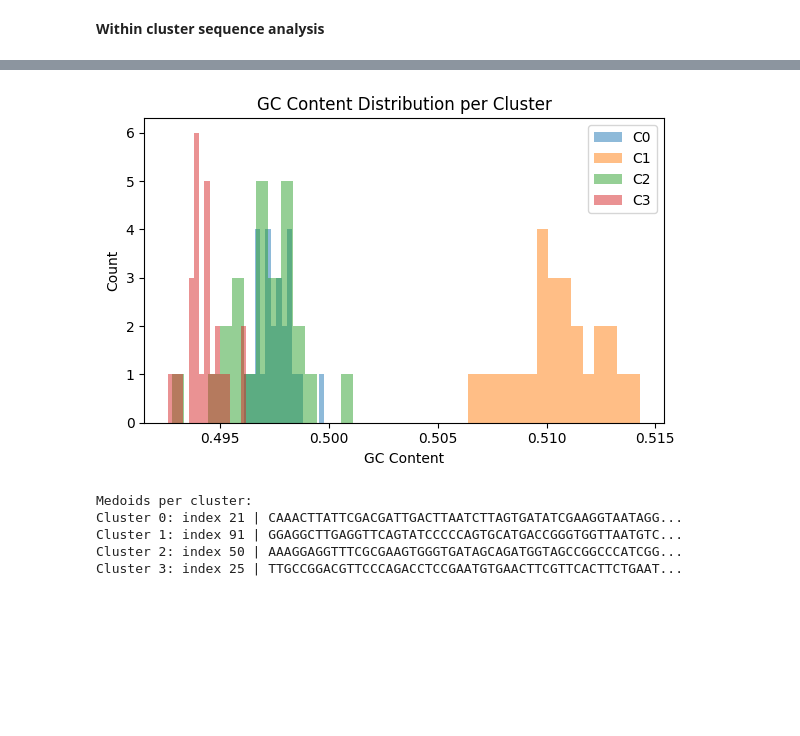
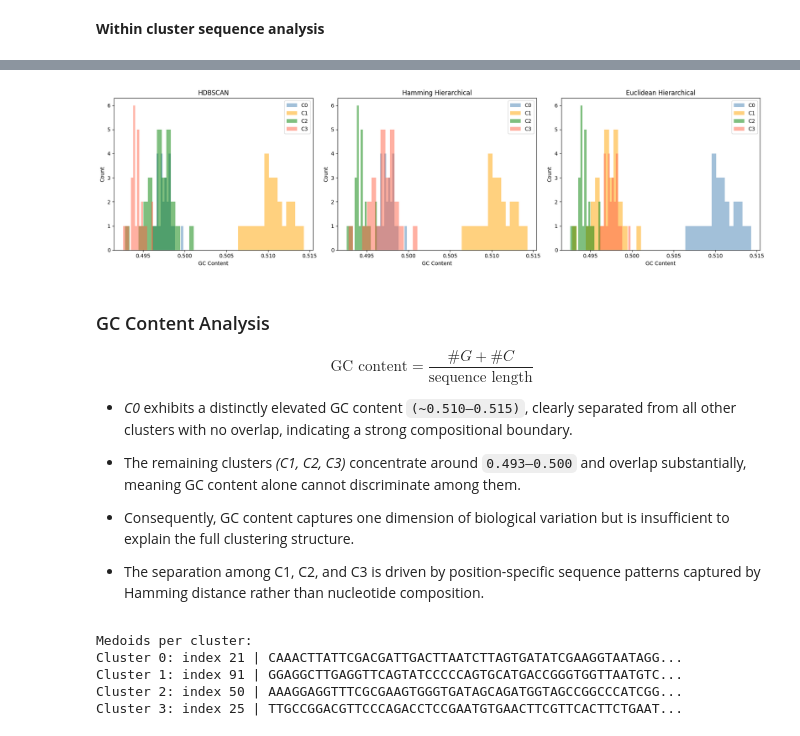
Before and after one commit to Shravani018/ml_2_group1, a Jupyter notebook: Assignment3/ML2_Group1_Assignment3_0.ipynb, the cells around one changed output, grey strips where cells are left out. Saved outputs shown, nothing was run; the diff lists cells and outputs as text; code cells hidden in the pictures; blank space fills up the shorter version.

```diff
--- a/Assignment3/ML2_Group1_Assignment3_0.ipynb
+++ b/Assignment3/ML2_Group1_Assignment3_0.ipynb
@@ -908,20 +930,52 @@ The uniform nucleotide composition further confirms that the identified clusters
-# %%
-# Computing GC content per cluster
-data["gc_content"] = data["Sequence"].apply(
-    lambda s: (s.count("G") + s.count("C")) / len(s))
-gc_per_cluster = data.groupby("cluster")["gc_content"].agg(["mean", "std"]).round(4)
-plt.figure(figsize=(6,4))
-for l in sorted(data["cluster"].unique()):
-    subset=data[data["cluster"]==l]["gc_content"]
-    plt.hist(subset,bins=15,alpha=0.5,label=f"C{l}")
-plt.title("GC Content Distribution per Cluster")
-plt.xlabel("GC Content")
-plt.ylabel("Count")
-plt.legend()
-plt.tight_layout()
-plt.show()
-# %% [output]
-[figure, removed]
+# %%
+fig, axes = plt.subplots(1, 3, figsize=(18, 5))
+cluster_sets = {
+    "HDBSCAN": hdbscan_labels,
+    "Hamming Hierarchical": hamming_labels,
+    "Euclidean Hierarchical": euclidean_labels
+}
+data["gc_content"] = data["Sequence"].apply(
+    lambda s: (s.count("G") + s.count("C")) / len(s))
+
+color_map = {0: "steelblue", 1: "orange", 2: "green", 3: "tomato", 4: "purple"}
+
+# aligning all label sets to 0-indexed for consistent color mapping
+def to_zero_indexed(labels):
+    arr = np.array(labels)
+    if arr.min() == 1:
+        arr = arr - 1
+    return arr
+
+for ax, (title, labels) in zip(axes, cluster_sets.items()):
+    labels_arr = to_zero_indexed(labels)
+    for cl in sorted(set(labels_arr)):
+        subset = data["gc_content"][labels_arr == cl]
+        if cl == -1:
+            ax.hist(subset, bins=15, alpha=0.5, color="grey", label="Noise")
+        else:
+            ax.hist(subset, bins=15, alpha=0.5,
+                    color=color_map[cl % len(color_map)], label=f"C{cl}")
+    ax.set_title(title)
+    ax.set_xlabel("GC Content")
+    ax.set_ylabel("Count")
+    ax.legend()
+plt.tight_layout()
+plt.show()
+# %% [output]
+[figure, added]
+# %% [markdown]
+### GC Content Analysis
+
+$$
+\text{GC content} = \frac{\#G + \#C}{\text{sequence length}}
+$$
+
+- *C0* exhibits a distinctly elevated GC content `(~0.510–0.515)`, clearly separated from all other clusters with no overlap, indicating a strong compositional boundary.
+- The remaining clusters *(C1, C2, C3)* concentrate around `0.493–0.500` and overlap substantially, meaning GC content alone cannot discriminate among them.
+
+- Consequently, GC content captures one dimension of biological variation but is insufficient to explain the full clustering structure.
+
+- The separation among C1, C2, and C3 is driven by position-specific sequence patterns captured by Hamming distance rather than nucleotide composition.
 # %%
 # Identifying medoid (most central sequence) per cluster using Hamming matrix
 print("Medoids per cluster:")
```
Also changed, not shown: parts of 24 cells of this notebook.
